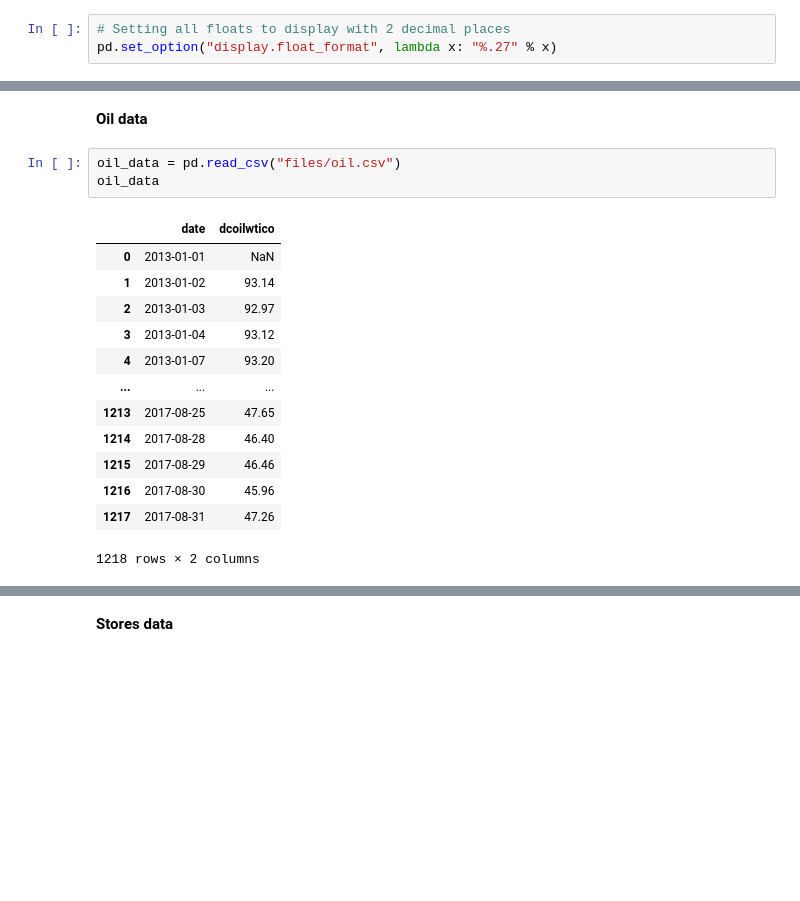
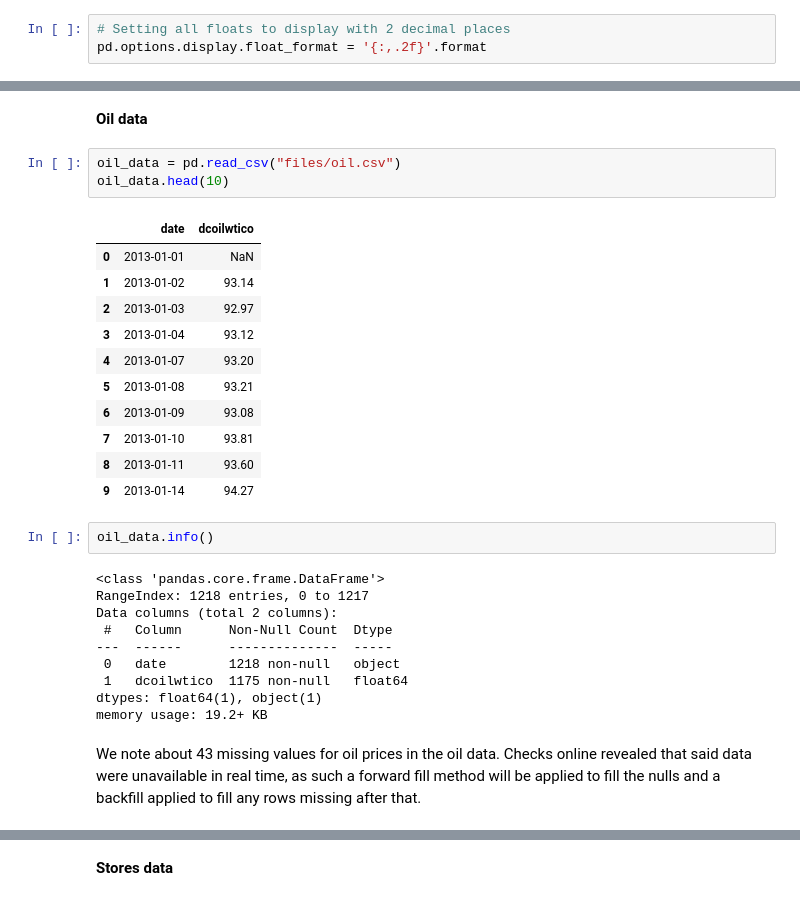
Before and after one commit to KOdoi-OJ/CF_Time_Series_Forecasting_Project, a Jupyter notebook: Corp_Favor_TSR_re.ipynb, the cells around one changed output, grey strips where cells are left out. Saved outputs shown, nothing was run; the diff lists cells and outputs as text; blank space fills up the shorter version.

```diff
--- a/Corp_Favor_TSR_re.ipynb
+++ b/Corp_Favor_TSR_re.ipynb
@@ -74,7 +93,7 @@ onpromotion        362
 dtype: int64
 # %%
 # Setting all floats to display with 2 decimal places
-pd.set_option("display.float_format", lambda x: "%.27" % x)
+pd.options.display.float_format = '{:,.2f}'.format
 # %%
 ## Getting the  actual dates
 actual_days = train_data["date"].unique()
@@ -408,18 +439,30 @@ dtype: int64
 **Oil data**
 # %%
 oil_data = pd.read_csv("files/oil.csv")
-oil_data
+oil_data.head(10)
 # %% [output]
 |  | date | dcoilwtico |
 | 0 | 2013-01-01 | NaN |
 | 1 | 2013-01-02 | 93.14 |
 | 2 | 2013-01-03 | 92.97 |
 | 3 | 2013-01-04 | 93.12 |
 | 4 | 2013-01-07 | 93.20 |
-| ... | ... | ... |
-| 1213 | 2017-08-25 | 47.65 |
-| 1214 | 2017-08-28 | 46.40 |
-| 1215 | 2017-08-29 | 46.46 |
-| 1216 | 2017-08-30 | 45.96 |
-| 1217 | 2017-08-31 | 47.26 |
+| 5 | 2013-01-08 | 93.21 |
+| 6 | 2013-01-09 | 93.08 |
+| 7 | 2013-01-10 | 93.81 |
+| 8 | 2013-01-11 | 93.60 |
+| 9 | 2013-01-14 | 94.27 |
-1218 rows × 2 columns
+# %%
+oil_data.info()
+# %% [output]
+<class 'pandas.core.frame.DataFrame'>
+RangeIndex: 1218 entries, 0 to 1217
+Data columns (total 2 columns):
+ #   Column      Non-Null Count  Dtype
+---  ------      --------------  -----
+ 0   date        1218 non-null   object
+ 1   dcoilwtico  1175 non-null   float64
+dtypes: float64(1), object(1)
+memory usage: 19.2+ KB
+# %% [markdown]
+We note about 43 missing values for oil prices in the oil data. Checks online revealed that said data were unavailable in real time, as such a forward fill method will be applied to fill the nulls and a backfill applied to fill any rows missing after that.
```
Also changed, not shown: parts of 46 cells of this notebook.
